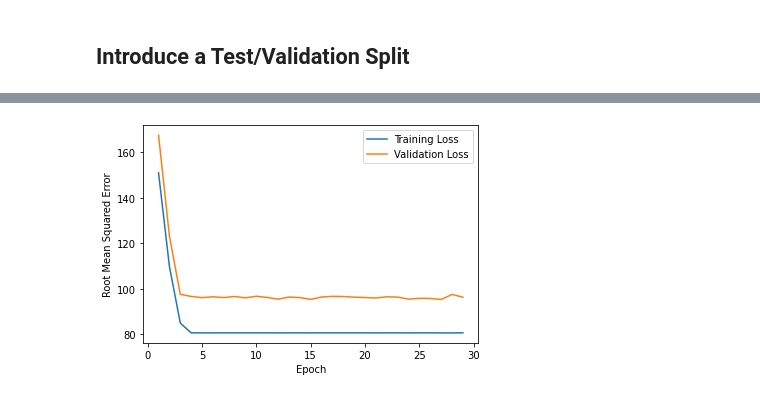
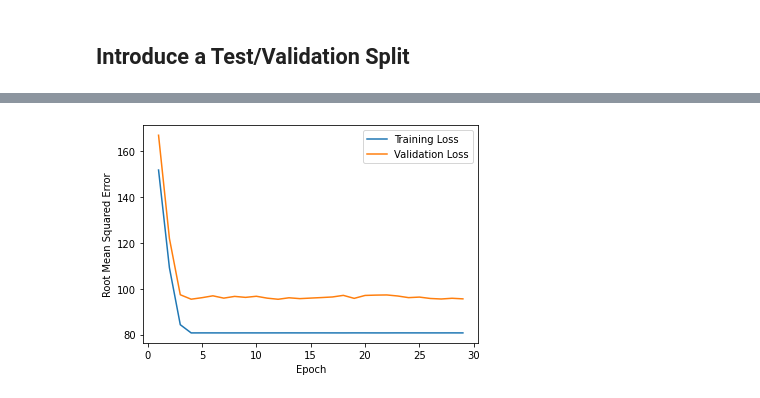
Before and after one commit to m8kin/course_google_crash_course_ml, a Jupyter notebook: notebooks/train_test.ipynb, the cells around one changed output, grey strips where cells are left out. Saved outputs shown, nothing was run; the diff lists cells and outputs as text; code cells hidden in the pictures.

```diff
--- a/notebooks/train_test.ipynb
+++ b/notebooks/train_test.ipynb
@@ -99,9 +99,9 @@ Defined the plot_the_loss_curve function.
 ## Introduce a Test/Validation Split
 # %%
 # The following variables are the hyperparameters.
-learning_rate = 0.08
+learning_rate = 0.1
 epochs = 30
-batch_size = 100
+batch_size = 120
 
 # Split the original training set into a reduced training set and a
 # validation set.
@@ -145 +145 @@ Epoch 30/30
-[figure, old version]
+[figure, new version]
```
Also changed, not shown: parts of 5 cells of this notebook, 1 other file.
